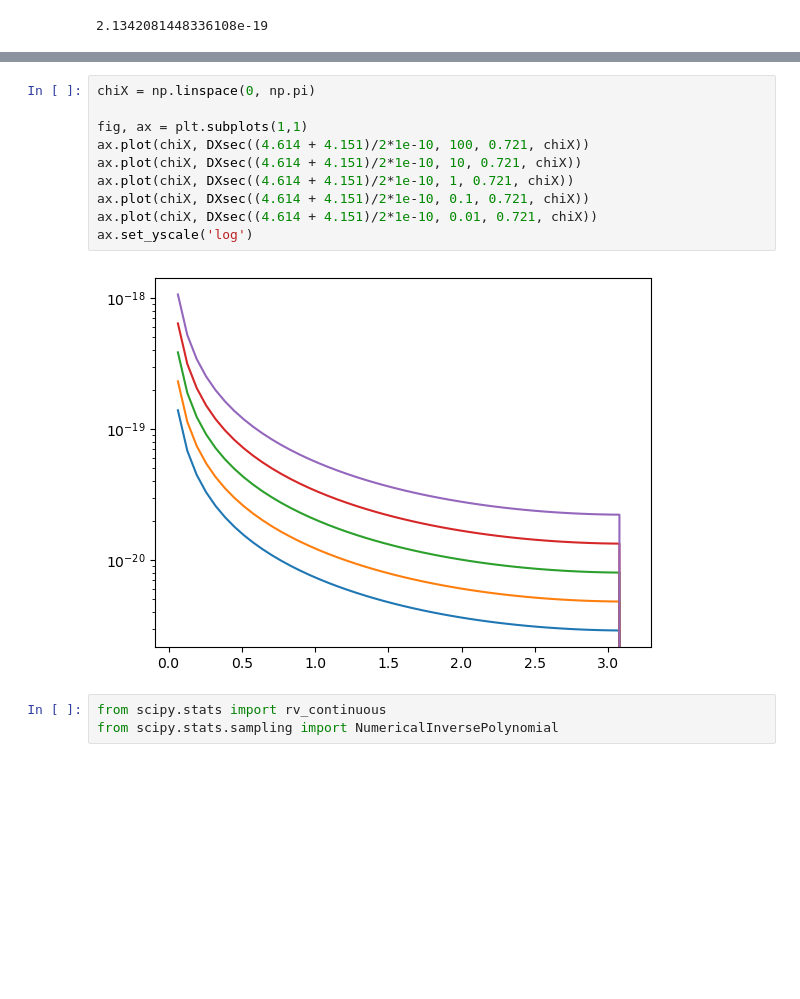
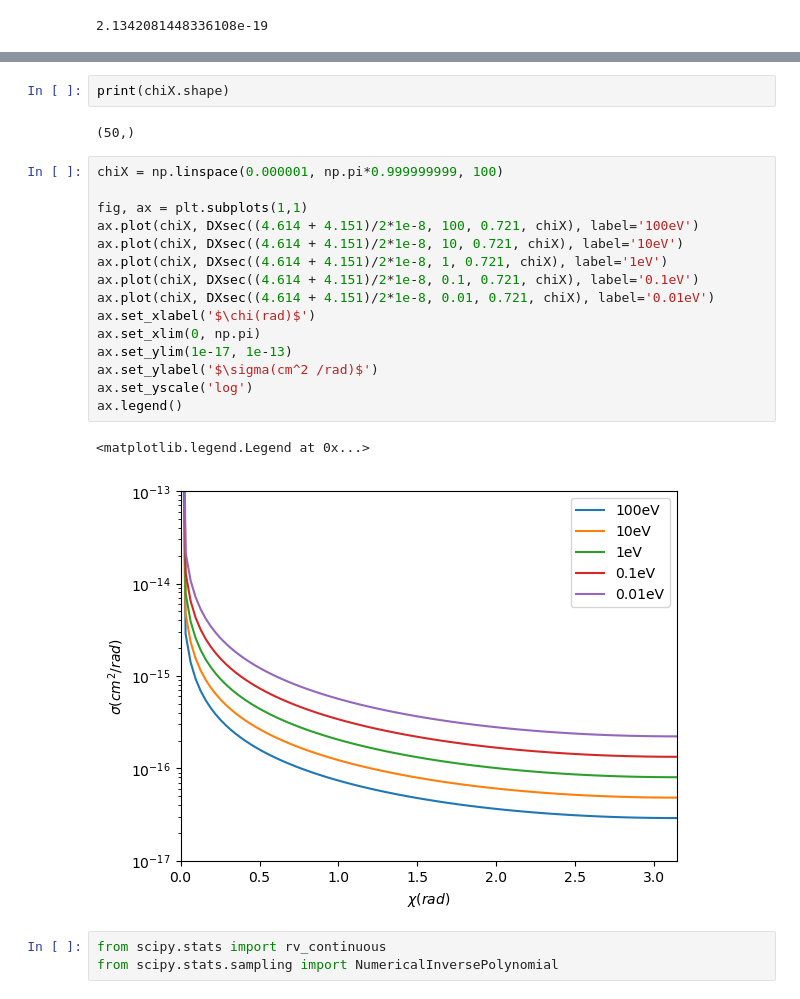
Before and after one commit to ararakitsubasa/etching, a Jupyter notebook: target_release_particle.ipynb, the cells around one changed output, grey strips where cells are left out. Drawn from its saved outputs; the diff is of its cells as text; blank space fills up the shorter version.

```diff
--- a/target_release_particle.ipynb
+++ b/target_release_particle.ipynb
@@ -740,15 +744,25 @@ ax.plot(enery, totXsection)
+# %%
+print(chiX.shape)
+# %% [output]
+(50,)
 # %%
-chiX = np.linspace(0, np.pi)
+chiX = np.linspace(0.000001, np.pi*0.999999999, 100)
 
 fig, ax = plt.subplots(1,1)
-ax.plot(chiX, DXsec((4.614 + 4.151)/2*1e-10, 100, 0.721, chiX))
-ax.plot(chiX, DXsec((4.614 + 4.151)/2*1e-10, 10, 0.721, chiX))
-ax.plot(chiX, DXsec((4.614 + 4.151)/2*1e-10, 1, 0.721, chiX))
-ax.plot(chiX, DXsec((4.614 + 4.151)/2*1e-10, 0.1, 0.721, chiX))
-ax.plot(chiX, DXsec((4.614 + 4.151)/2*1e-10, 0.01, 0.721, chiX))
+ax.plot(chiX, DXsec((4.614 + 4.151)/2*1e-8, 100, 0.721, chiX), label='100eV')
+ax.plot(chiX, DXsec((4.614 + 4.151)/2*1e-8, 10, 0.721, chiX), label='10eV')
+ax.plot(chiX, DXsec((4.614 + 4.151)/2*1e-8, 1, 0.721, chiX), label='1eV')
+ax.plot(chiX, DXsec((4.614 + 4.151)/2*1e-8, 0.1, 0.721, chiX), label='0.1eV')
+ax.plot(chiX, DXsec((4.614 + 4.151)/2*1e-8, 0.01, 0.721, chiX), label='0.01eV')
+ax.set_xlabel('$\chi(rad)$')
+ax.set_xlim(0, np.pi)
+ax.set_ylim(1e-17, 1e-13)
+ax.set_ylabel('$\sigma(cm^2 /rad)$')
 ax.set_yscale('log')
+ax.legend()
 # %% [output]
+<matplotlib.legend.Legend at 0x...>
-[figure, old version]
+[figure, new version]
 # %%
 from scipy.stats import rv_continuous
 from scipy.stats.sampling import NumericalInversePolynomial
```
Also changed, not shown: parts of 1 cell of this notebook, 1 other file.
